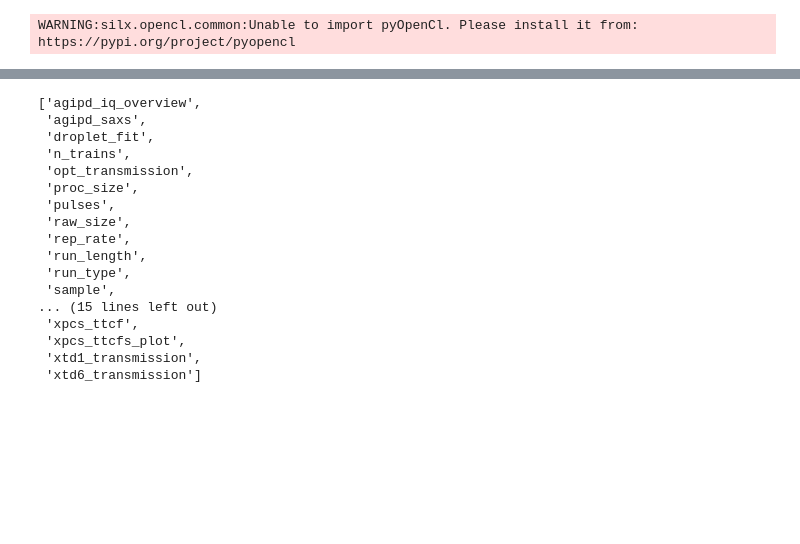
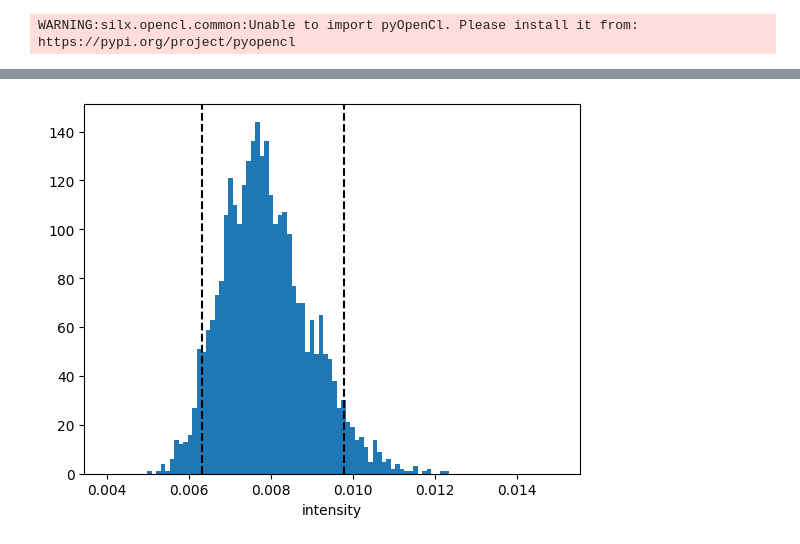
Before and after one commit to JAndronis/MID-10400, a Jupyter notebook: notebooks/damnit.ipynb, the cells around one changed output, grey strips where cells are left out. Cells and saved outputs as stored; diff of their text form; code cells hidden in the pictures; blank space fills up the shorter version.

```diff
--- a/notebooks/damnit.ipynb
+++ b/notebooks/damnit.ipynb
@@ -64,20 +407,11 @@ np.save("droplet_radius_r464", db[bg_run_nr]["droplet_fit"].read().volume.data)
-# %%
-db[run_nr].keys()
-# %% [output]
-['agipd_iq_overview',
- 'agipd_saxs',
- 'droplet_fit',
- 'n_trains',
- 'opt_transmission',
- 'proc_size',
- 'pulses',
- 'raw_size',
- 'rep_rate',
- 'run_length',
- 'run_type',
- 'sample',
-... (15 lines left out)
- 'xpcs_ttcf',
- 'xpcs_ttcfs_plot',
- 'xtd1_transmission',
- 'xtd6_transmission']
+# %%
+saxs = read_intensity(423, db, variable="agipd_saxs")
+# %%
+mipt = saxs.median(["q", "pulseId"])
+# %%
+mipt.plot.hist(bins=100, range=(4e-3, 1.5e-2))
+plt.axvline(mipt.quantile(0.05), color='k', ls='--')
+plt.axvline(mipt.quantile(0.95), color='k', ls='--')
+plt.show()
+# %% [output]
+[figure, added]
```
Also changed, not shown: parts of 19 cells of this notebook, 4 other files.
